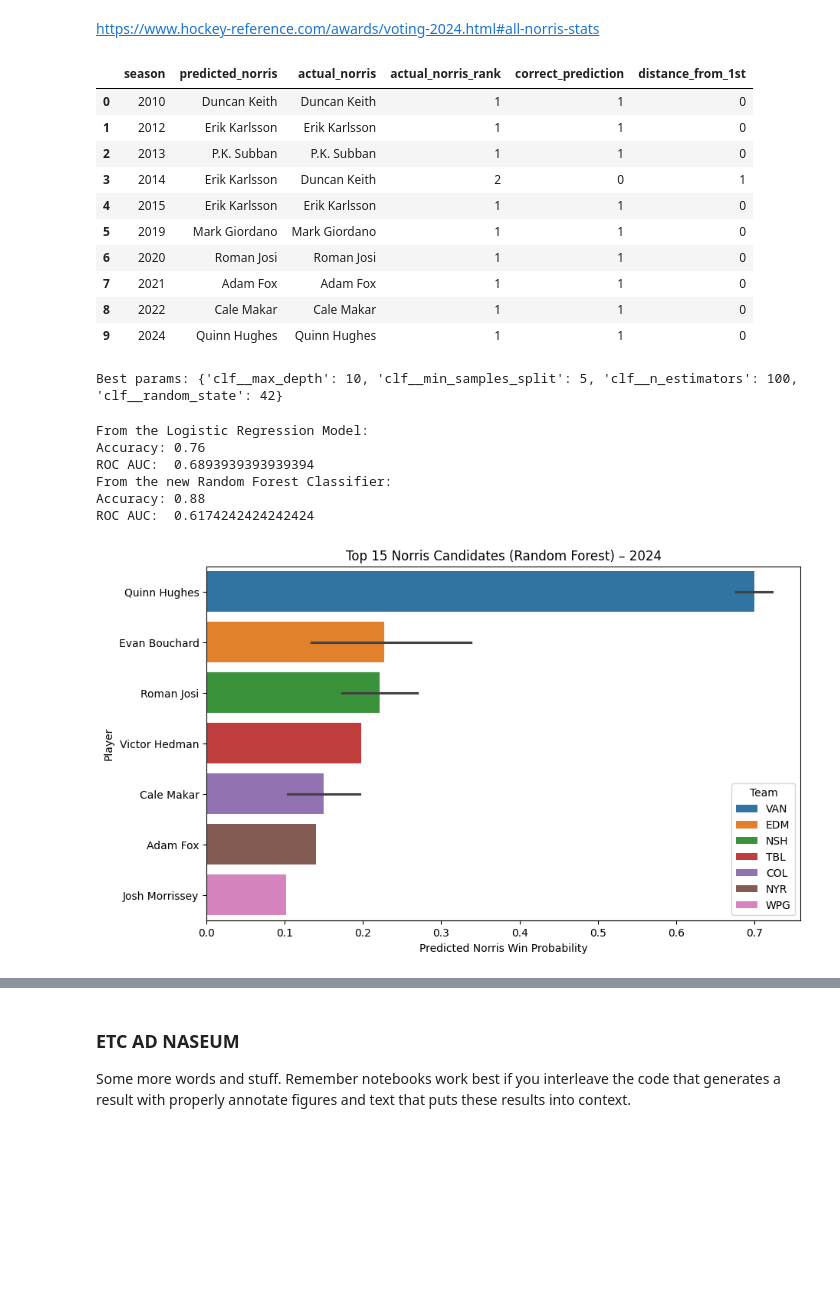
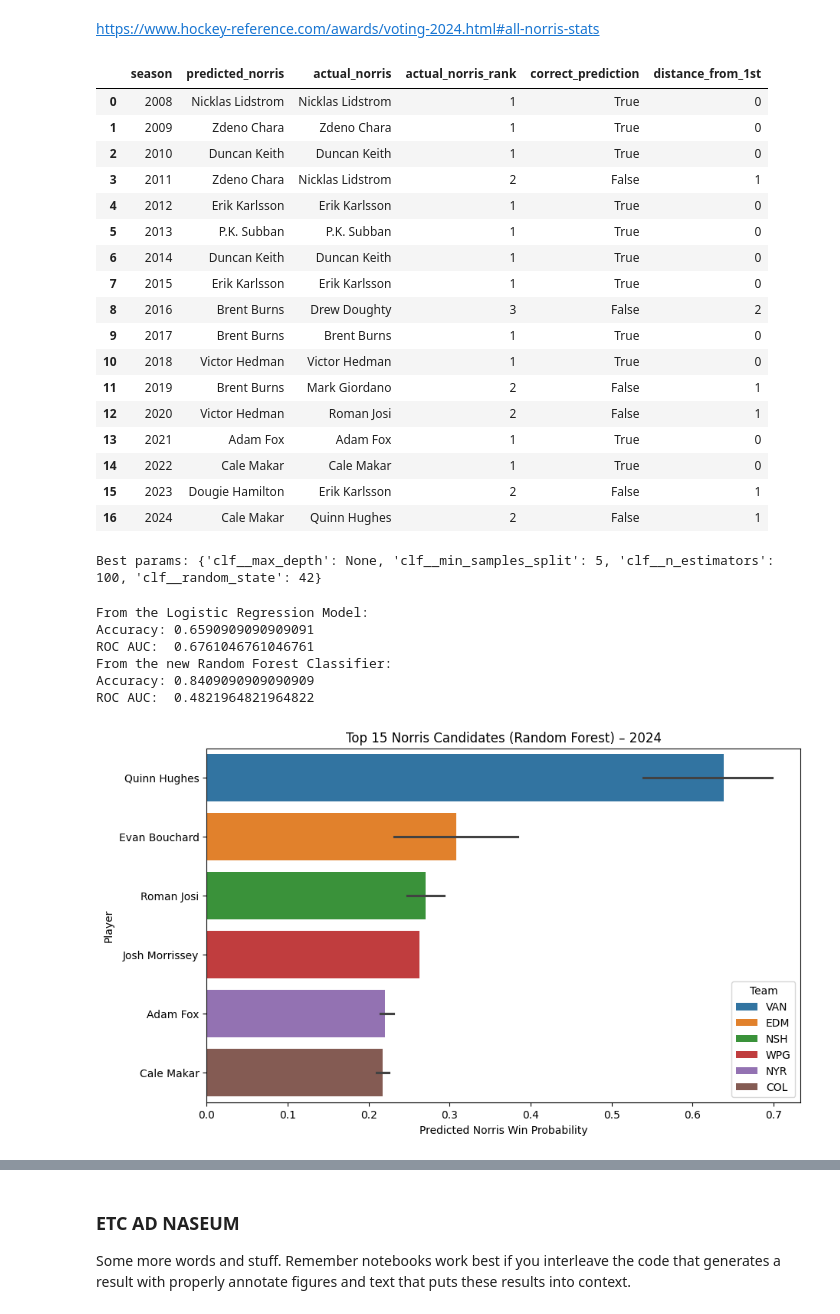
Before and after one commit to COGS108/Group118_WI26, a Jupyter notebook: 03-FinalProject.ipynb, the cells around one changed output, grey strips where cells are left out. Cells and saved outputs as stored; diff of their text form; code cells hidden in the pictures; blank space fills up the shorter version.

```diff
--- a/03-FinalProject.ipynb
+++ b/03-FinalProject.ipynb
@@ -827,8 +814,32 @@ Index(['playerId', 'season', 'name', 'team', 'position', 'games_played',
 # %%
+import unicodedata
+
+
+team_map = {
+    'TBL': 'T.B',
+    'SJS': 'S.J',
+    'LAK': 'L.A',
+}
 
 norris_data['norris_winner'] = (norris_data['Place'] == 1).astype(int)
 norris_merge = norris_data[['season', 'Player', 'Tm', 'norris_winner', 'Vote%']].copy()
 norris_merge = norris_merge.rename(columns={'Player': 'name', 'Tm': 'team'})
+norris_merge['team'] = norris_merge['team'].replace(team_map)
+
+def normalize_name(name):
+    if not isinstance(name, str):
+        return name
+    return ''.join(
+        c for c in unicodedata.normalize('NFD', name)
+        if unicodedata.category(c) != 'Mn'
+    )
+
+
+norris_merge['name'] = norris_merge['name'].apply(normalize_name)
+players_season['name'] = players_season['name'].apply(normalize_name)
+
+norris_merge.loc[(norris_merge['season'] == 2023) & (norris_merge['name'] == 'Erik Karlsson'),'team'] = 'PIT'
+
 
 norris_df = pd.merge(
     norris_merge,
@@ -941,43 +965,51 @@ results_norris = []
 for season in sorted(norris_df['season'].unique()):
     season_df = norris_df[norris_df['season'] == season].copy()
 
     X_season = season_df[feature_norris_cols].fillna(0)
     season_df['norris_prob'] = logit_clf_norris.predict_proba(X_season)[:, 1]
 
     season_df = season_df.sort_values('norris_prob', ascending=False)
     season_df['model_rank'] = range(1, len(season_df) + 1)
 
     actual = season_df[season_df['norris_winner'] == 1]
     if actual.empty:
         continue
 
     actual_player = actual.iloc[0]['name']
     actual_rank = actual.iloc[0]['model_rank']
     predicted_player = season_df.iloc[0]['name']
 
     results_norris.append({
         'season': season,
         'predicted_norris': predicted_player,
         'actual_norris': actual_player,
         'actual_norris_rank': actual_rank,
         'correct_prediction': int(actual_rank == 1),
         'distance_from_1st': actual_rank - 1
     })
 
 results_norris_df = pd.DataFrame(results_norris)
+results_norris_df['correct_prediction'] = results_norris_df['correct_prediction'].astype(bool)
 results_norris_df
 # %% [output]
 |  | season | predicted_norris | actual_norris | actual_norris_rank | correct_prediction | distance_from_1st |
-| 0 | 2010 | Duncan Keith | Duncan Keith | 1 | 1 | 0 |
-| 1 | 2012 | Erik Karlsson | Erik Karlsson | 1 | 1 | 0 |
-| 2 | 2013 | P.K. Subban | P.K. Subban | 1 | 1 | 0 |
-| 3 | 2014 | Erik Karlsson | Duncan Keith | 2 | 0 | 1 |
-| 4 | 2015 | Erik Karlsson | Erik Karlsson | 1 | 1 | 0 |
-| 5 | 2019 | Mark Giordano | Mark Giordano | 1 | 1 | 0 |
-| 6 | 2020 | Roman Josi | Roman Josi | 1 | 1 | 0 |
-| 7 | 2021 | Adam Fox | Adam Fox | 1 | 1 | 0 |
-| 8 | 2022 | Cale Makar | Cale Makar | 1 | 1 | 0 |
-| 9 | 2024 | Quinn Hughes | Quinn Hughes | 1 | 1 | 0 |
+| 0 | 2008 | Nicklas Lidstrom | Nicklas Lidstrom | 1 | True | 0 |
+| 1 | 2009 | Zdeno Chara | Zdeno Chara | 1 | True | 0 |
+| 2 | 2010 | Duncan Keith | Duncan Keith | 1 | True | 0 |
+| 3 | 2011 | Zdeno Chara | Nicklas Lidstrom | 2 | False | 1 |
+| 4 | 2012 | Erik Karlsson | Erik Karlsson | 1 | True | 0 |
+| 5 | 2013 | P.K. Subban | P.K. Subban | 1 | True | 0 |
+| 6 | 2014 | Duncan Keith | Duncan Keith | 1 | True | 0 |
+| 7 | 2015 | Erik Karlsson | Erik Karlsson | 1 | True | 0 |
+| 8 | 2016 | Brent Burns | Drew Doughty | 3 | False | 2 |
+| 9 | 2017 | Brent Burns | Brent Burns | 1 | True | 0 |
+| 10 | 2018 | Victor Hedman | Victor Hedman | 1 | True | 0 |
+| 11 | 2019 | Brent Burns | Mark Giordano | 2 | False | 1 |
+| 12 | 2020 | Victor Hedman | Roman Josi | 2 | False | 1 |
+| 13 | 2021 | Adam Fox | Adam Fox | 1 | True | 0 |
+| 14 | 2022 | Cale Makar | Cale Makar | 1 | True | 0 |
+| 15 | 2023 | Dougie Hamilton | Erik Karlsson | 2 | False | 1 |
+| 16 | 2024 | Cale Makar | Quinn Hughes | 2 | False | 1 |
 # %%
 from sklearn.ensemble import RandomForestClassifier
 from sklearn.model_selection import GridSearchCV
@@ -1003,7 +1035,7 @@ norris_model.fit(X_train_norris, y_train_norris)
 RandomForest_norris_param = norris_model.best_params_
 print("Best params:", RandomForest_norris_param)
 # %% [output]
-Best params: {'clf__max_depth': 10, 'clf__min_samples_split': 5, 'clf__n_estimators': 100, 'clf__random_state': 42}
+Best params: {'clf__max_depth': None, 'clf__min_samples_split': 5, 'clf__n_estimators': 100, 'clf__random_state': 42}
 # %%
 best_RF_norris = norris_model.best_estimator_
 
@@ -1019,11 +1051,11 @@ print("Accuracy:", accuracy_score(y_test_norris, y_pred_RF))
 print("ROC AUC: ", roc_auc_score(y_test_norris, y_pred_proba_RF))
 # %% [output]
 From the Logistic Regression Model:
-Accuracy: 0.76
-ROC AUC:  0.6893939393939394
+Accuracy: 0.6590909090909091
+ROC AUC:  0.6761046761046761
 From the new Random Forest Classifier:
-Accuracy: 0.88
-ROC AUC:  0.6174242424242424
+Accuracy: 0.8409090909090909
+ROC AUC:  0.4821964821964822
 # %%
 
 current_df_norris['norris_prob_RF'] = best_RF_norris.predict_proba(X_current_norris)[:, 1]
@@ -1043,7 +1075,7 @@ plt.ylabel("Player")
 plt.legend(title="Team")
 plt.show()
 # %% [output]
-[figure, old version]
+[figure, new version]
 # %%
 results_norris_RF = []
 
```
Also changed, not shown: parts of 14 cells of this notebook.
